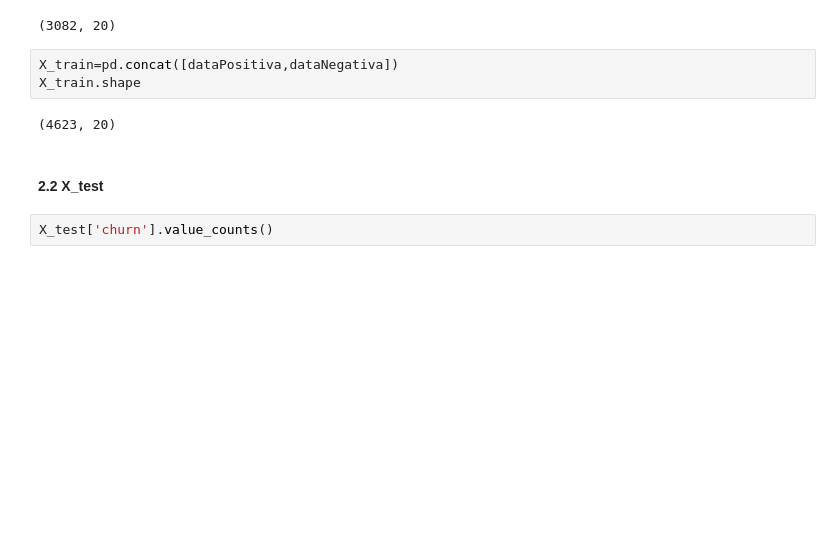
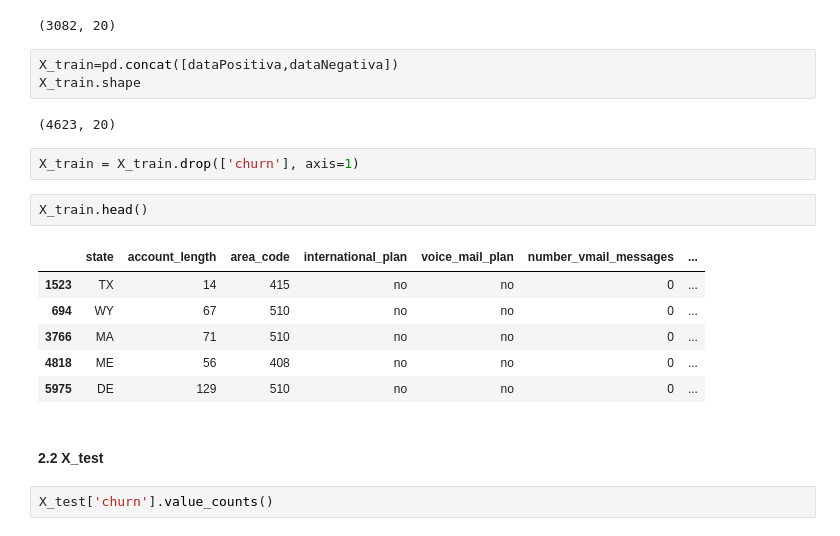
Before and after one commit to josealellamas/predictionAPI, a Jupyter notebook: 2_Proj_Feature_Engineering.ipynb, the cells around one changed output. Drawn from its saved outputs; the diff is of its cells as text; blank space fills up the shorter version.

```diff
--- a/2_Proj_Feature_Engineering.ipynb
+++ b/2_Proj_Feature_Engineering.ipynb
@@ -68,6 +68,17 @@ X_train=pd.concat([dataPositiva,dataNegativa])
 X_train.shape
 # %% [output]
 (4623, 20)
+# %%
+X_train = X_train.drop(['churn'], axis=1)
+# %%
+X_train.head()
+# %% [output]
+|  | state | account_length | area_code | international_plan | voice_mail_plan | number_vmail_messages | ... |
+| 1523 | TX | 14 | 415 | no | no | 0 | ... |
+| 694 | WY | 67 | 510 | no | no | 0 | ... |
+| 3766 | MA | 71 | 510 | no | no | 0 | ... |
+| 4818 | ME | 56 | 408 | no | no | 0 | ... |
+| 5975 | DE | 129 | 510 | no | no | 0 | ... |
 # %% [markdown]
 #### 2.2 X_test
 # %%
```
Also changed, not shown: parts of 10 cells of this notebook, 4 other files.
